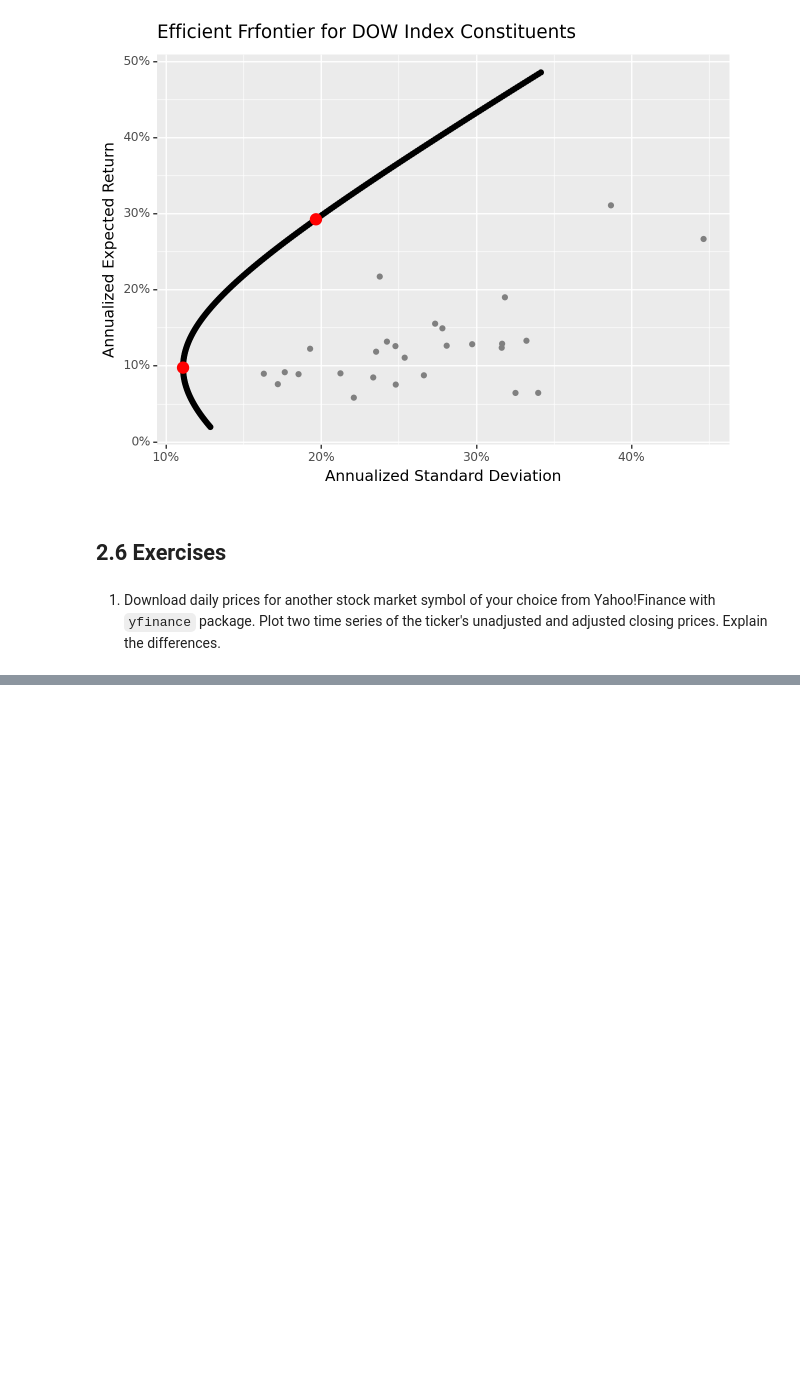
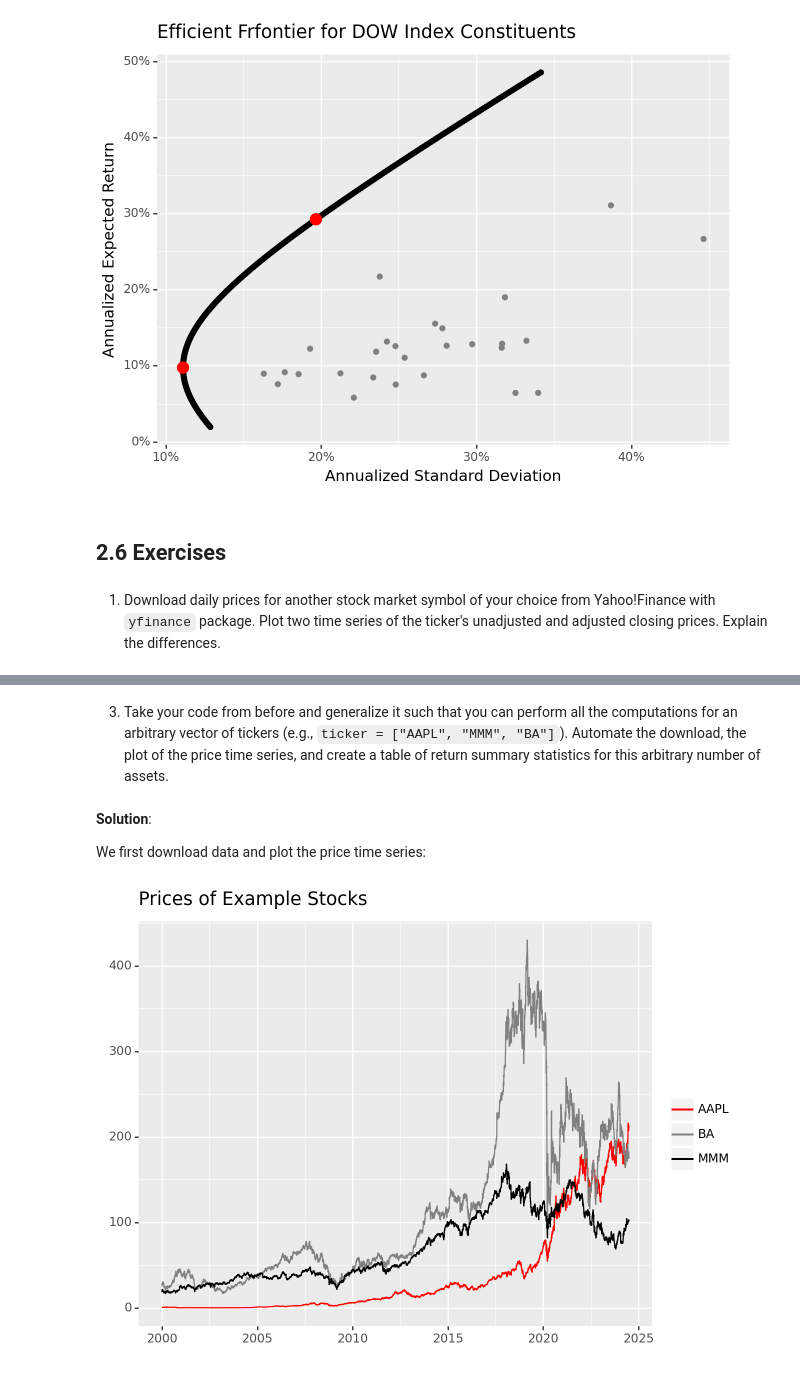
Before and after one commit to SteveXFLiu/tidyFinance, a Jupyter notebook: ch02.ipynb, the cells around one changed output, grey strips where cells are left out. Cells and saved outputs as stored; diff of their text form; code cells hidden in the pictures; blank space fills up the shorter version.

```diff
--- a/ch02.ipynb
+++ b/ch02.ipynb
@@ -755,0 +863,61 @@ prices_figure.draw()
+# %% [markdown]
+3. Take your code from before and generalize it such that you can perform all the computations for an arbitrary vector of tickers (e.g., `ticker = ["AAPL", "MMM", "BA"]`). Automate the download, the plot of the price time series, and create a table of return summary statistics for this arbitrary number of assets.
+# %% [markdown]
+**Solution**:
+
+We first download data and plot the price time series:
+# %%
+import pandas as pd
+import numpy as np
+import yfinance as yf
+from plotnine import ggplot, geom_line, aes, labs, scale_x_datetime, scale_color_manual
+from mizani.breaks import date_breaks
+from mizani.formatters import date_format
+
+symbols = [
+    "AAPL",
+    "MMM",
+    "BA"
+]
+
+raw = (
+    yf.download(
+        tickers=symbols,
+        start="2000-01-01",
+        end="2024-06-30",
+        progress=False
+    )
+)
+
+adj_prices = (
+    raw
+     ["Adj Close"]
+    .reset_index(drop=False)
+)
+
+prices = (
+    pd.melt(
+        adj_prices,
+        id_vars=["Date"],
+        value_vars=symbols,
+        value_name="adjusted"
+    )
+    .rename(columns={
+        "Date": "date",
+        "Ticker": "symbol"
+    })
+)
+
+prices_figure = (
+    ggplot(prices,
+    aes(y="adjusted", x="date", color="symbol")) +
+    geom_line() +
+    labs(x="", y="", color="",
+         title="Prices of Example Stocks") +
+    scale_x_datetime(date_breaks="5 years", date_labels="%Y") +
+    scale_color_manual(values=["red", "gray", "black"])
+)
+
+prices_figure.draw()
+# %% [output]
+[figure, added]
```
Also changed, not shown: parts of 13 cells of this notebook.
